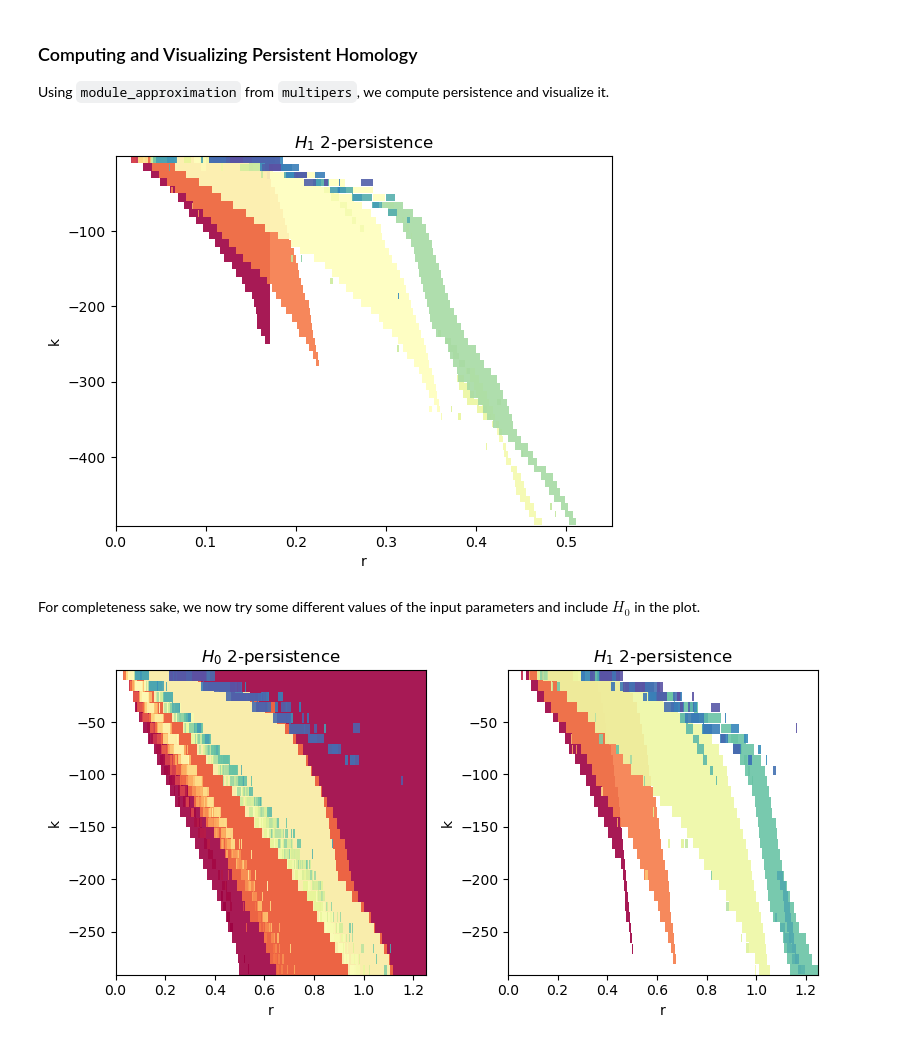
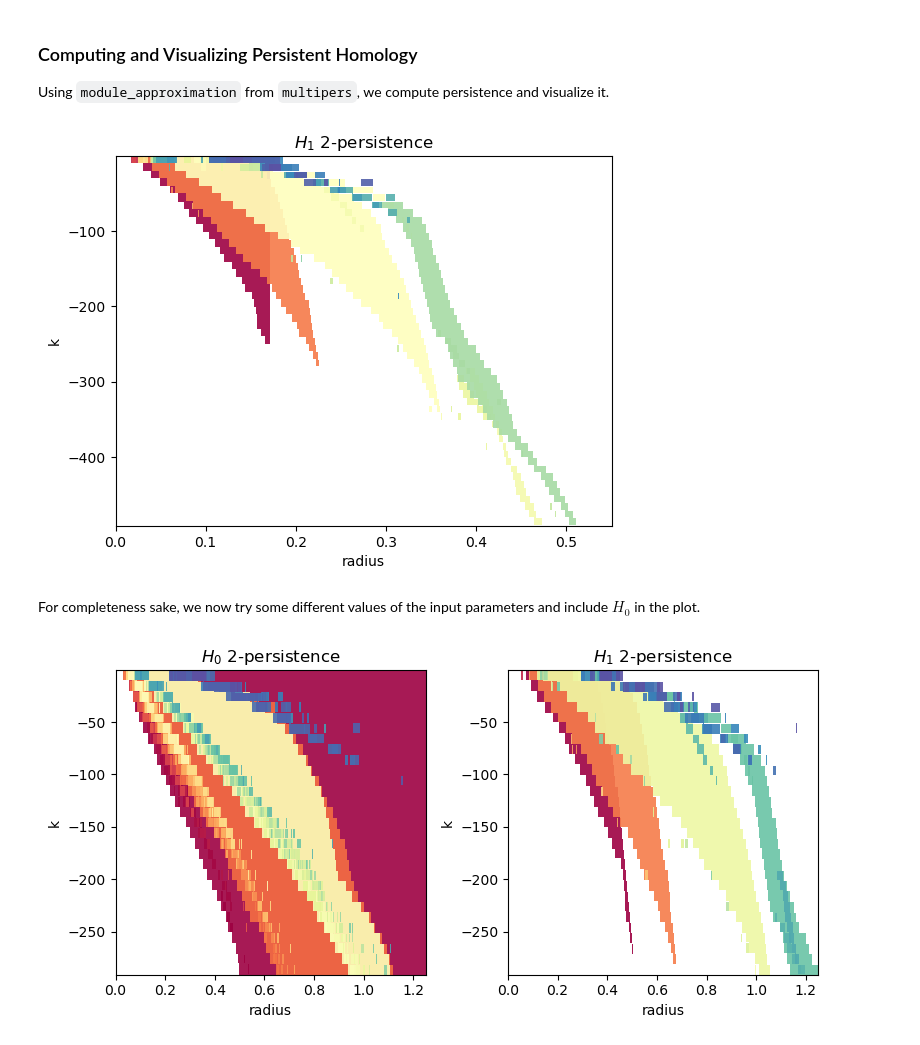
Before and after one commit to DavidLapous/multipers, a Jupyter notebook: docs/notebooks/delaunay_core_bifiltration.ipynb, the cells around one changed output. Saved outputs shown, nothing was run; the diff lists cells and outputs as text; code cells hidden in the pictures.

Commit message:
removed verbose and changed x-label 'r' to 'radius' in plots

```diff
--- a/docs/notebooks/delaunay_core_bifiltration.ipynb
+++ b/docs/notebooks/delaunay_core_bifiltration.ipynb
@@ -66,24 +54,24 @@ Using `module_approximation` from `multipers`, we compute persistence and visual
 # %%
 pers = mp.module_approximation(st)
 box = mp.grids.compute_bounding_box(pers)
-pers.plot(degree=1, alpha=0.9, dpi=400, xlabel="r", ylabel="k", min_persistence=10e-3, box=box)
+pers.plot(degree=1, alpha=0.9, dpi=400, xlabel="radius", ylabel="k", min_persistence=10e-3, box=box)
 plt.show()
 # %% [output]
-[figure, old version]
+[figure, new version]
 # %% [markdown]
 For completeness sake, we now try some different values of the input parameters and include $H_0$ in the plot.
 # %%
 k_max = 300
 k_step = 10
 ks = np.arange(1, k_max, k_step)
 beta = 1.5
 
 st = CoreDelaunay(points=X, beta=beta, ks=ks)
 
 pers = mp.module_approximation(st)
 box = mp.grids.compute_bounding_box(pers)
-pers.plot(alpha=0.9, dpi=400, xlabel="r", ylabel="k", min_persistence=10e-3, box=box)
+pers.plot(alpha=0.9, dpi=400, xlabel="radius", ylabel="k", min_persistence=10e-3, box=box)
 plt.tight_layout()
 plt.show()
 # %% [output]
-[figure, old version]
+[figure, new version]
```
Also changed, not shown: parts of 1 cell of this notebook.
